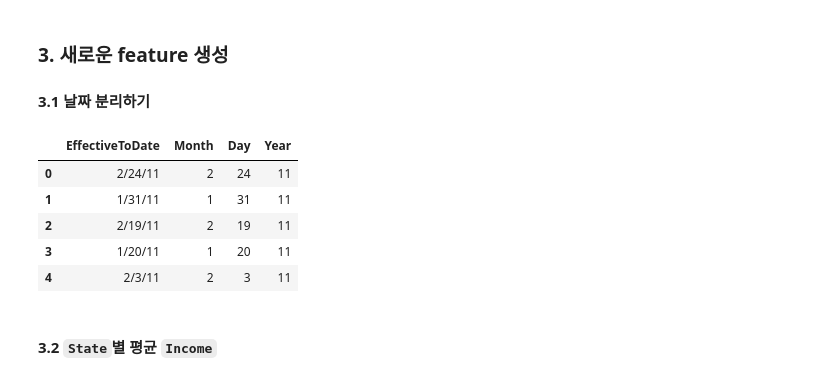
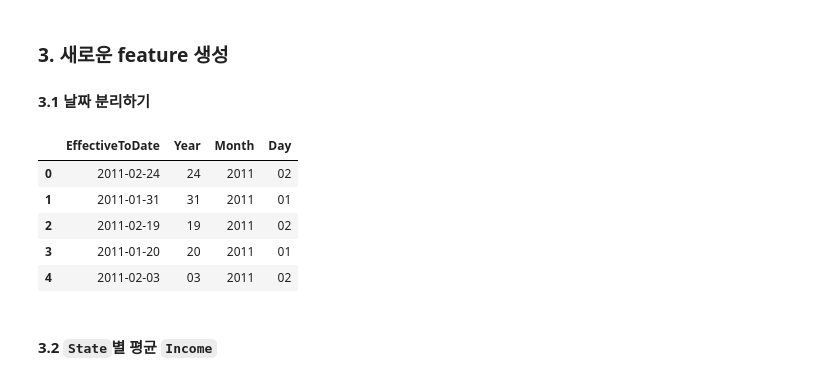
Before and after one commit to choi-jiwoo/21-2-business-analytics-capstone, a Jupyter notebook: hw_4/pandas_self_exercise.ipynb, the cells around one changed output. Saved outputs shown, nothing was run; the diff lists cells and outputs as text; code cells hidden in the pictures.

```diff
--- a/hw_4/pandas_self_exercise.ipynb
+++ b/hw_4/pandas_self_exercise.ipynb
@@ -277,0 +280,3 @@ pd.crosstab(customer['EmploymentStatus'], customer['Education'], margins=True).s
+# %%
+customer['EffectiveToDate'] = pd.to_datetime(customer['EffectiveToDate'])
+customer['EffectiveToDate']
@@ -280,15 +298,16 @@ pd.crosstab(customer['EmploymentStatus'], customer['Education'], margins=True).s
 
 #### 3.1 날짜 분리하기
 # %%
-customer[['Month', 'Day', 'Year']] = customer['EffectiveToDate'].str.split('/', expand=True)
-customer[['EffectiveToDate', 'Month', 'Day', 'Year']].head()
+customer['EffectiveToDate'] = customer['EffectiveToDate'].apply(lambda x: x.strftime('%Y-%m-%d'))  # datetime64 타입을 string 타입으로 변환
+customer[['Month', 'Day', 'Year']] = customer['EffectiveToDate'].str.split('-', expand=True)
+customer[['EffectiveToDate', 'Year', 'Month', 'Day']].head()
 # %% [output]
-|  | EffectiveToDate | Month | Day | Year |
-| 0 | 2/24/11 | 2 | 24 | 11 |
-| 1 | 1/31/11 | 1 | 31 | 11 |
-| 2 | 2/19/11 | 2 | 19 | 11 |
-| 3 | 1/20/11 | 1 | 20 | 11 |
-| 4 | 2/3/11 | 2 | 3 | 11 |
+|  | EffectiveToDate | Year | Month | Day |
+| 0 | 2011-02-24 | 24 | 2011 | 02 |
+| 1 | 2011-01-31 | 31 | 2011 | 01 |
+| 2 | 2011-02-19 | 19 | 2011 | 02 |
+| 3 | 2011-01-20 | 20 | 2011 | 01 |
+| 4 | 2011-02-03 | 03 | 2011 | 02 |
 # %% [markdown]
 #### 3.2 `State`별 평균 `Income`
 # %%
```
Also changed, not shown: parts of 2 cells of this notebook.
